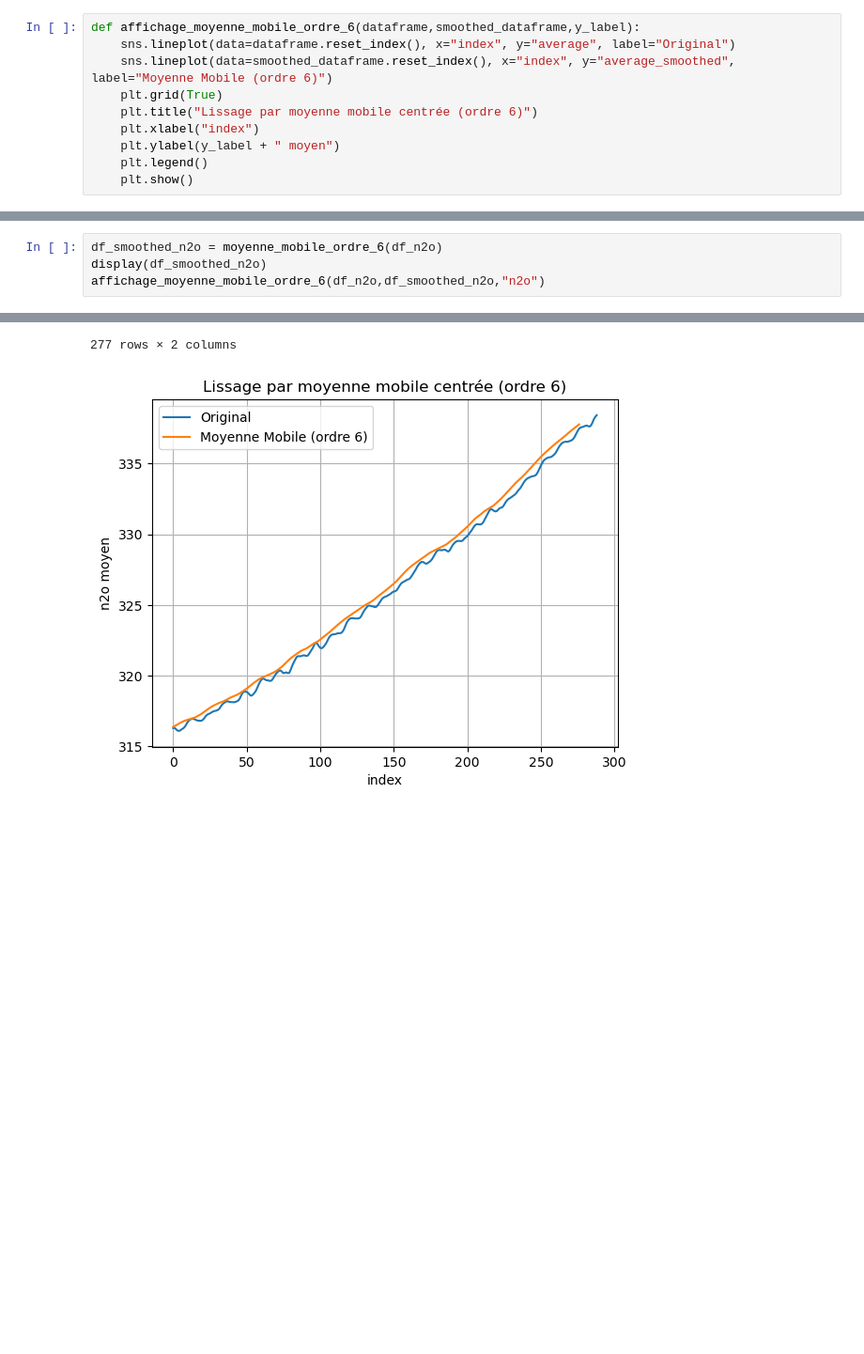
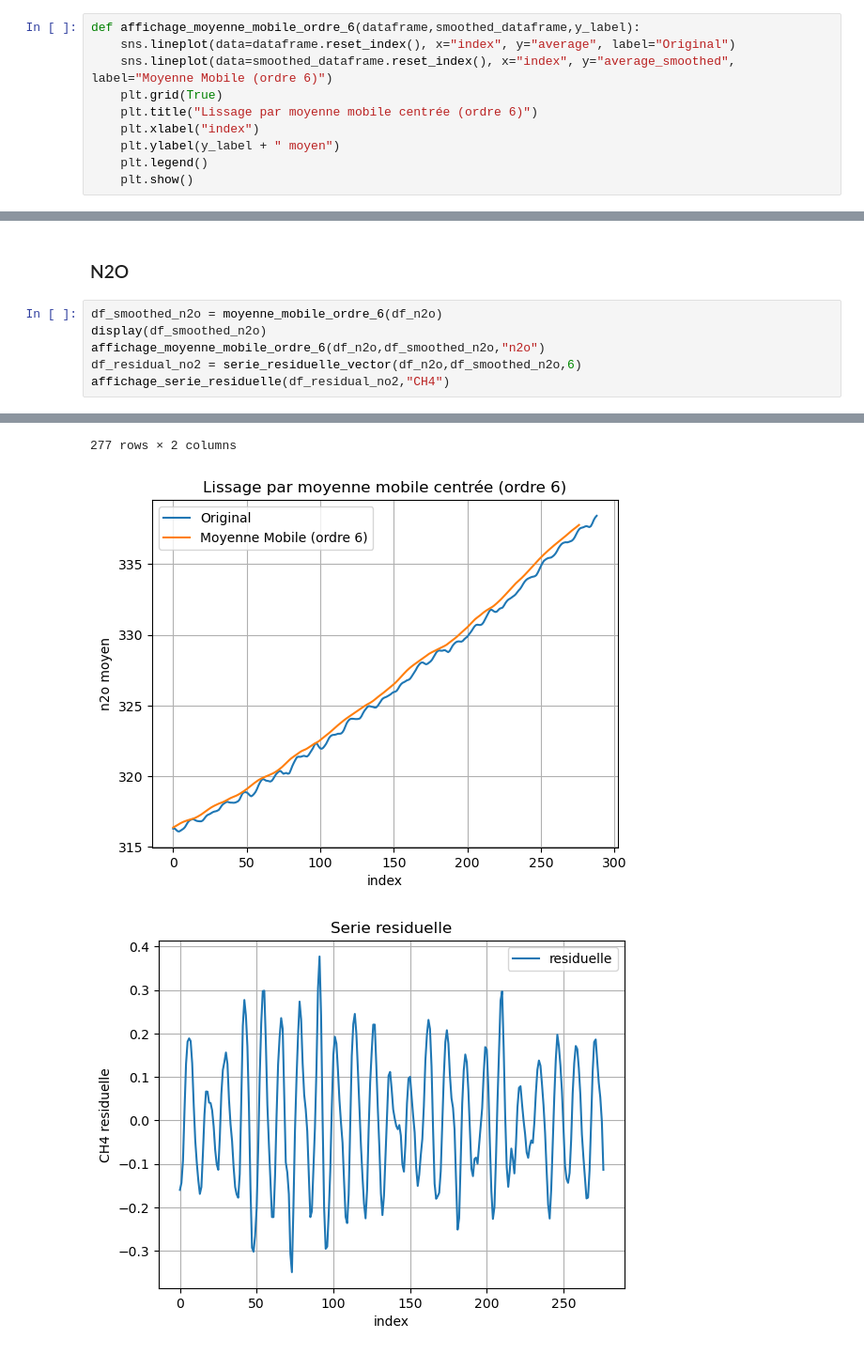
Before and after one commit to AxelGiovannai/Stat_Project, a Jupyter notebook: notebook1.ipynb, the cells around one changed output, grey strips where cells are left out. Shown at 94% size. Drawn from its saved outputs; the diff is of its cells as text; blank space fills up the shorter version.

```diff
--- a/notebook1.ipynb
+++ b/notebook1.ipynb
@@ -171,19 +220,24 @@ affichage_moyenne_mobile_ordre_6(df_sf6,df_smoothed_sf6,"sf6")
+# %% [markdown]
+### N2O
 # %%
 df_smoothed_n2o = moyenne_mobile_ordre_6(df_n2o)
 display(df_smoothed_n2o)
 affichage_moyenne_mobile_ordre_6(df_n2o,df_smoothed_n2o,"n2o")
+df_residual_no2 = serie_residuelle_vector(df_n2o,df_smoothed_n2o,6)
+affichage_serie_residuelle(df_residual_no2,"CH4")
 # %% [output]
 |  | month | average_smoothed |
 | 0 | 7 | 316.389583 |
 | 1 | 8 | 316.443333 |
 | 2 | 9 | 316.502083 |
 | 3 | 10 | 316.565833 |
 | 4 | 11 | 316.629583 |
 | ... | ... | ... |
 | 272 | 3 | 337.443333 |
 | 273 | 4 | 337.523333 |
 | 274 | 5 | 337.607083 |
 | 275 | 6 | 337.691667 |
 | 276 | 7 | 337.773333 |
 277 rows × 2 columns
 [figure]
+[figure, added]
```
Also changed, not shown: parts of 16 cells of this notebook.
